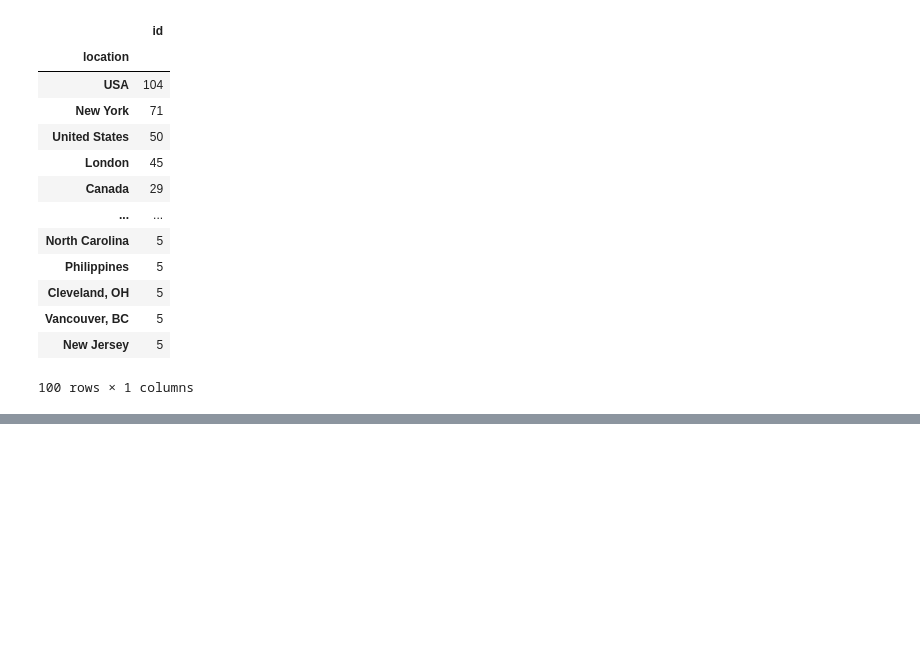
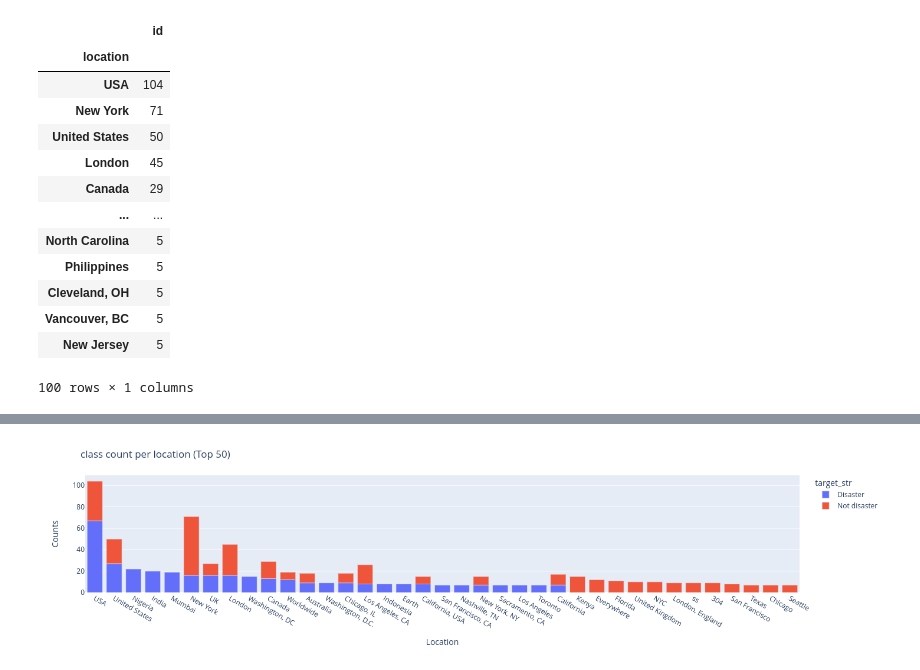
Before and after one commit to s-bose/NLP-Disaster-Tweets, a Jupyter notebook: Data_Analysis_Classification.ipynb, the cells around one changed output, grey strips where cells are left out. Cells and saved outputs as stored; diff of their text form; code cells hidden in the pictures; blank space fills up the shorter version.

```diff
--- a/Data_Analysis_Classification.ipynb
+++ b/Data_Analysis_Classification.ipynb
@@ -170,7 +164,7 @@ df_loc_cat_new = df_locations_cat.reset_index()
 df_loc_cat_new['target_str'] = df_loc_cat_new['target'].apply(lambda x: 'Disaster' if x == 1 else 'Not disaster')
 fig = px.bar(df_loc_cat_new[:50], x='location', y='id', color='target_str')
 fig.update_layout(
-    title='class count per country (Top 50)',
+    title='class count per location (Top 50)',
     xaxis_title='Location',
     yaxis_title = 'Counts',
 )
@@ -179,0 +172 @@ fig.update_layout(
+[figure, added]
```
Also changed, not shown: parts of 10 cells of this notebook, 2 other files.
